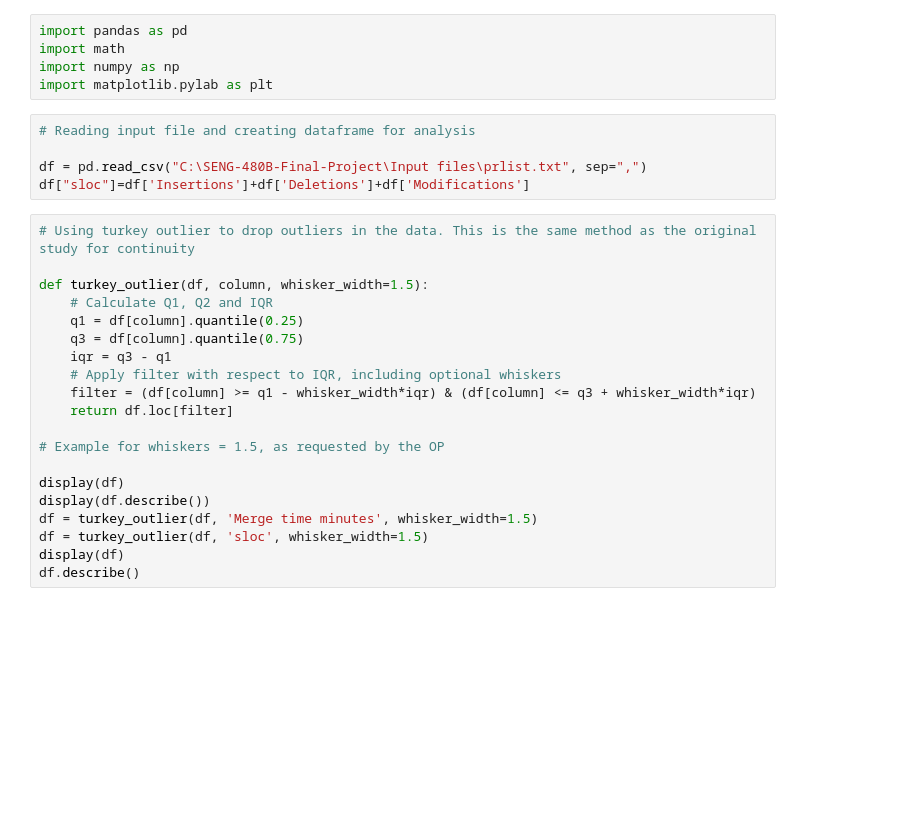
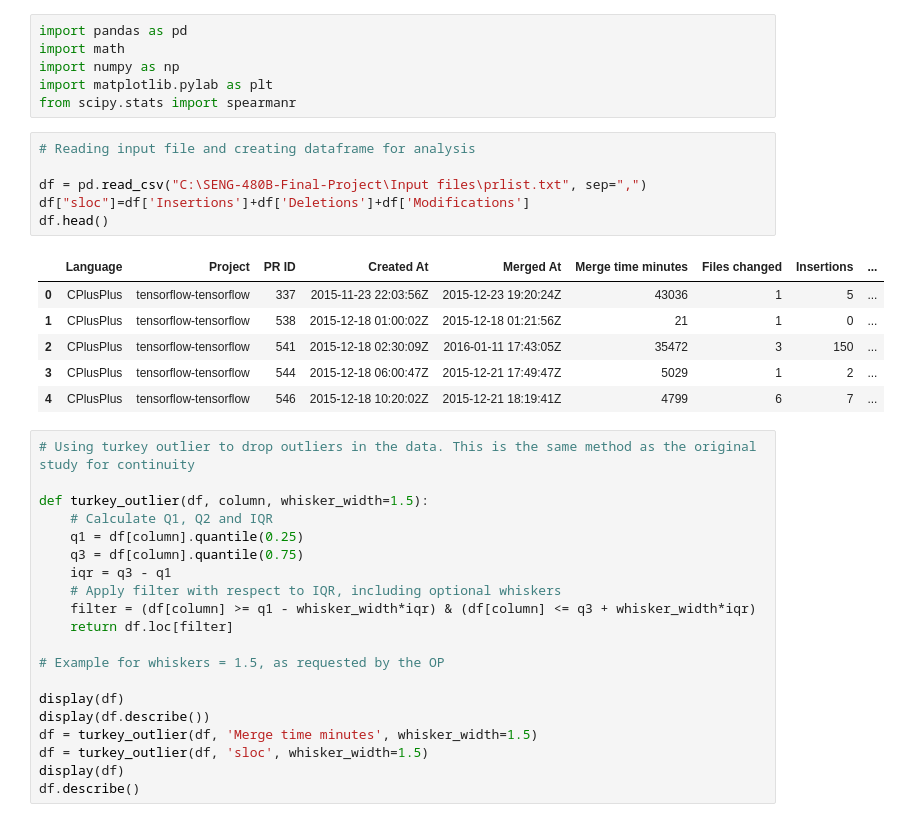
Before and after one commit to GuillaumeClaude/SENG-480B-Final-Project, a Jupyter notebook: Code/analysis.ipynb, the cells around one changed output. Drawn from its saved outputs; the diff is of its cells as text; blank space fills up the shorter version.

Commit message:
Couple more tables done

```diff
--- a/Code/analysis.ipynb
+++ b/Code/analysis.ipynb
@@ -21,11 +21,20 @@ import pandas as pd
 import math
 import numpy as np
 import matplotlib.pylab as plt
+from scipy.stats import spearmanr
 # %%
 # Reading input file and creating dataframe for analysis
 
 df = pd.read_csv("C:\SENG-480B-Final-Project\Input files\prlist.txt", sep=",")
 df["sloc"]=df['Insertions']+df['Deletions']+df['Modifications']
+df.head()
+# %% [output]
+|  | Language | Project | PR ID | Created At | Merged At | Merge time minutes | Files changed | Insertions | ... |
+| 0 | CPlusPlus | tensorflow-tensorflow | 337 | 2015-11-23 22:03:56Z | 2015-12-23 19:20:24Z | 43036 | 1 | 5 | ... |
+| 1 | CPlusPlus | tensorflow-tensorflow | 538 | 2015-12-18 01:00:02Z | 2015-12-18 01:21:56Z | 21 | 1 | 0 | ... |
+| 2 | CPlusPlus | tensorflow-tensorflow | 541 | 2015-12-18 02:30:09Z | 2016-01-11 17:43:05Z | 35472 | 3 | 150 | ... |
+| 3 | CPlusPlus | tensorflow-tensorflow | 544 | 2015-12-18 06:00:47Z | 2015-12-21 17:49:47Z | 5029 | 1 | 2 | ... |
+| 4 | CPlusPlus | tensorflow-tensorflow | 546 | 2015-12-18 10:20:02Z | 2015-12-21 18:19:41Z | 4799 | 6 | 7 | ... |
 # %%
 # Using turkey outlier to drop outliers in the data. This is the same method as the original study for continuity
 
```
Also changed, not shown: parts of 11 cells of this notebook.
